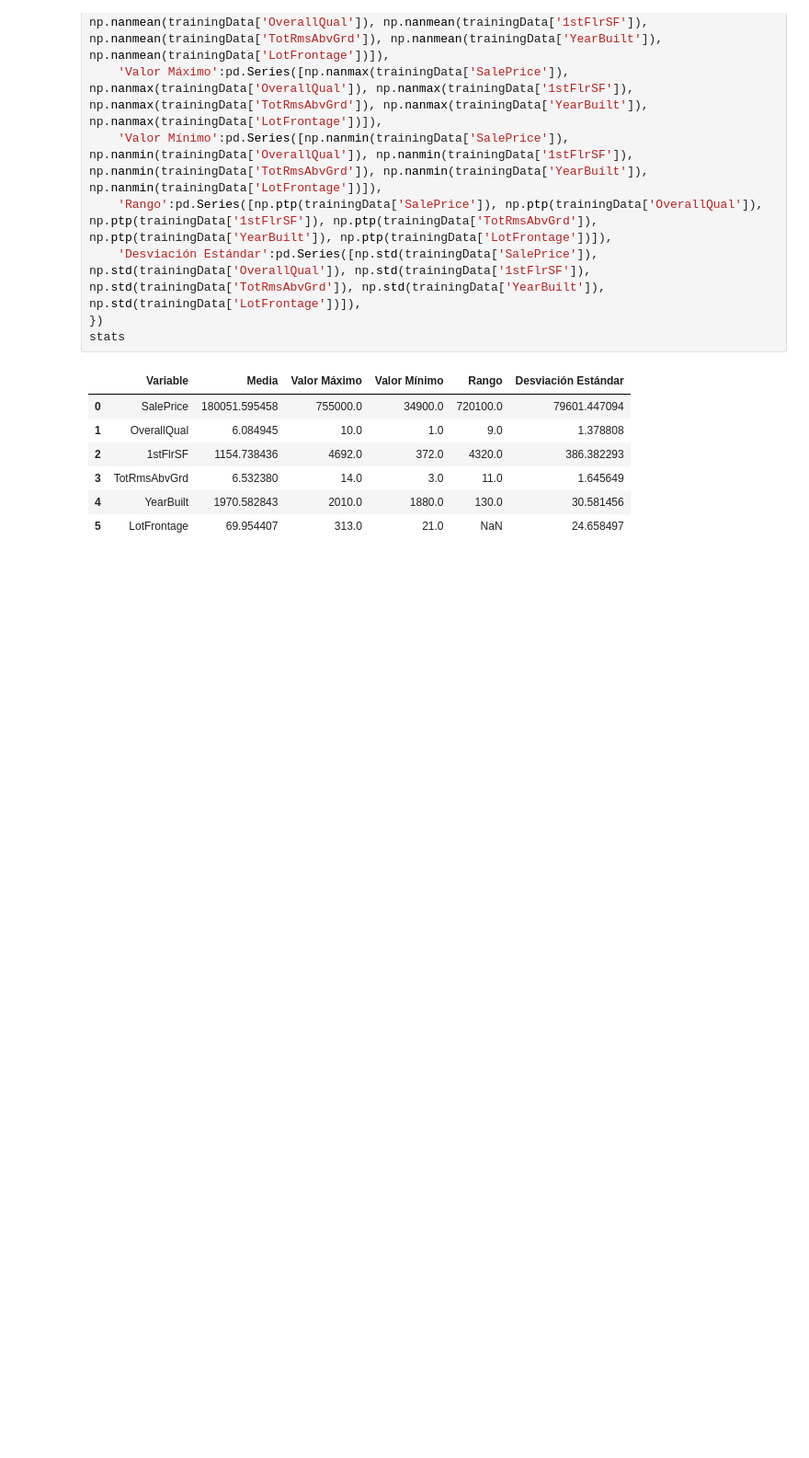
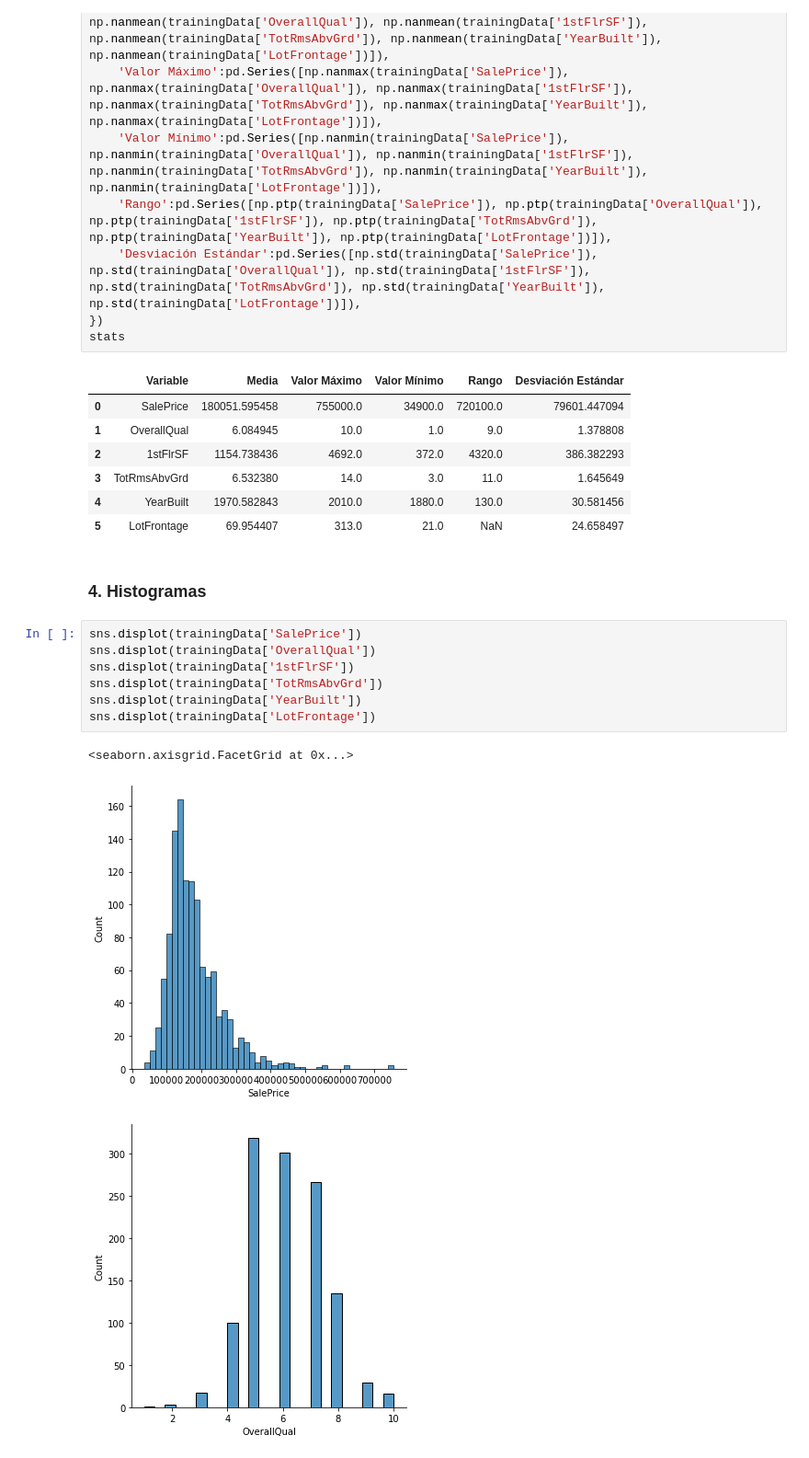
Before and after one commit to meuca/DS_Python, a Jupyter notebook: ProyectoPython/ProyectoFinal.ipynb, the cells around one changed output. Shown at 92% size. Cells and saved outputs as stored; diff of their text form; blank space fills up the shorter version.

Commit message:
Agregado paso 4, graficación de histogramas

```diff
--- a/ProyectoPython/ProyectoFinal.ipynb
+++ b/ProyectoPython/ProyectoFinal.ipynb
@@ -49,3 +49,16 @@ stats
 | 3 | TotRmsAbvGrd | 6.532380 | 14.0 | 3.0 | 11.0 | 1.645649 |
 | 4 | YearBuilt | 1970.582843 | 2010.0 | 1880.0 | 130.0 | 30.581456 |
 | 5 | LotFrontage | 69.954407 | 313.0 | 21.0 | NaN | 24.658497 |
+# %% [markdown]
+### 4. Histogramas
+# %%
+sns.displot(trainingData['SalePrice'])
+sns.displot(trainingData['OverallQual'])
+sns.displot(trainingData['1stFlrSF'])
+sns.displot(trainingData['TotRmsAbvGrd'])
+sns.displot(trainingData['YearBuilt'])
+sns.displot(trainingData['LotFrontage'])
+# %% [output]
+<seaborn.axisgrid.FacetGrid at 0x...>
+[figure, added]
+[figure, added]
```
Also changed, not shown: parts of 2 cells of this notebook.
